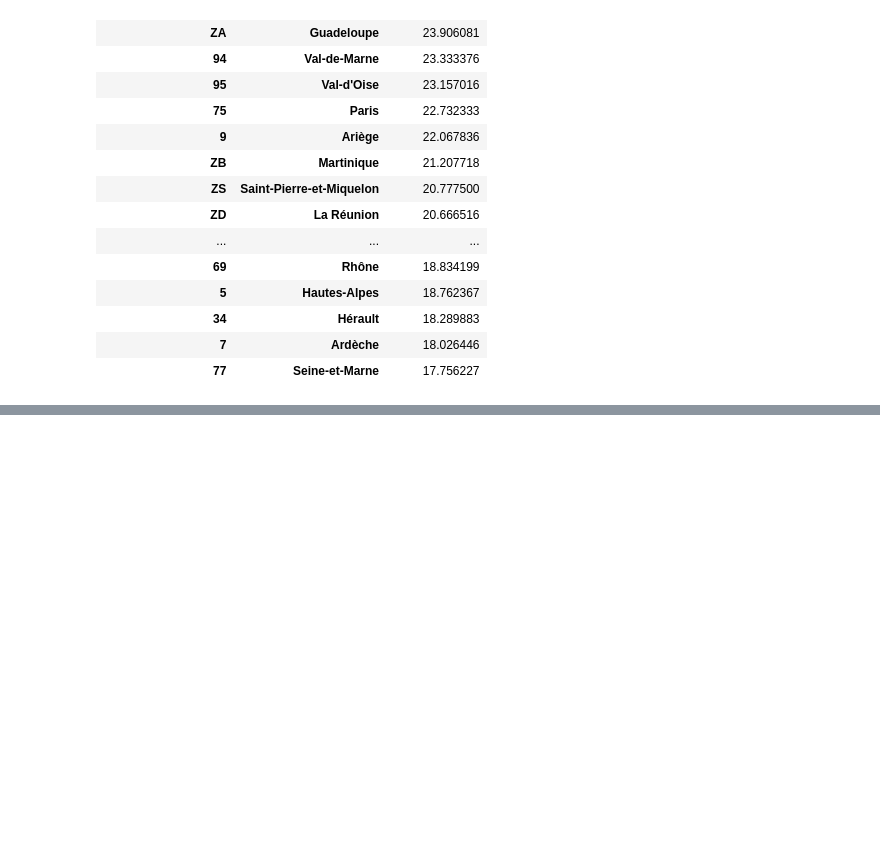
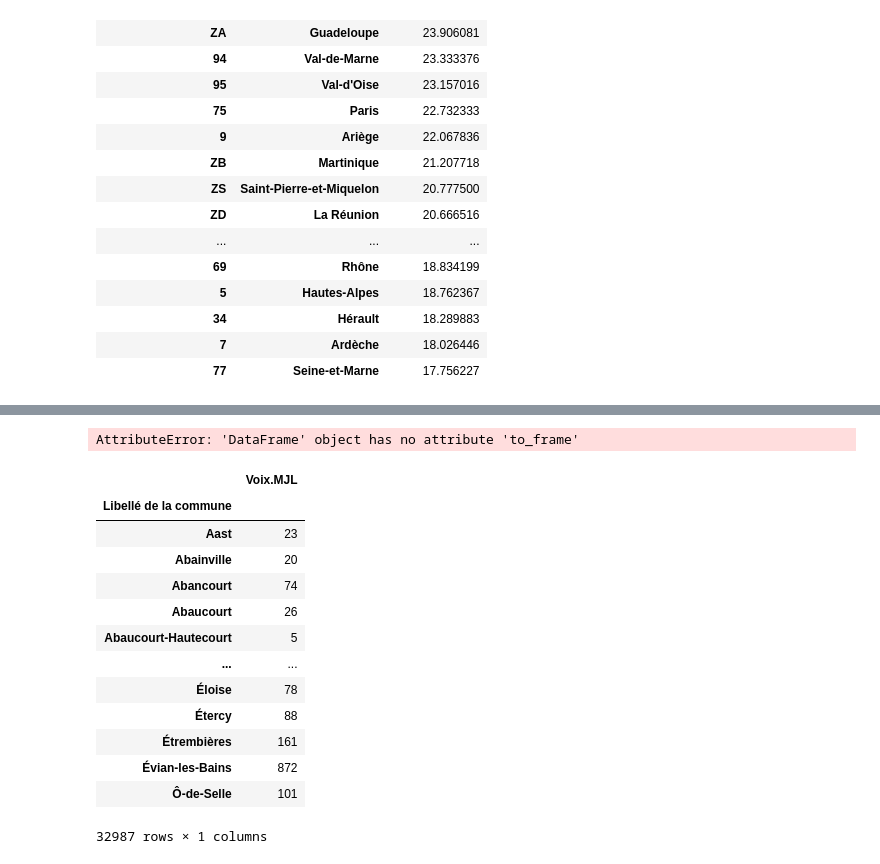
Before and after one commit to BaderEK/AnalyseDeDonnees, a Jupyter notebook: Groupe 2/Groupe 2/rendu.ipynb, the cells around one changed output, grey strips where cells are left out. Saved outputs shown, nothing was run; the diff lists cells and outputs as text; code cells hidden in the pictures; blank space fills up the shorter version.

```diff
--- a/Groupe 2/Groupe 2/rendu.ipynb
+++ b/Groupe 2/Groupe 2/rendu.ipynb
@@ -302,0 +329,39 @@ df
+# %%
+comm_prct('Voix.MJL','% Voix/Ins.MJL',1, False)
+# %% [output]
+AttributeError: 'DataFrame' object has no attribute 'to_frame'
+# %%
+def comm_prct(voix,prct):
+    tab = df[['Libellé de la commune', voix]]
+    tab1 = df[['Libellé de la commune', prct]]
+
+    frame = pd.DataFrame(tab)
+    frame1 = pd.DataFrame(tab1)
+
+    res = frame.groupby(["Libellé de la commune"]).sum()
+    res1 = frame1.groupby(["Libellé de la commune"]).mean()
+
+    df1 = pd.DataFrame(res)
+    df2 = pd.DataFrame(res1)
+
+    #total = df1.merge(df2)
+
+
+    return df1
+# %%
+comm_prct('Voix.MJL','% Voix/Ins.MJL')
+# %% [output]
+|  | Voix.MJL |
+| Libellé de la commune |  |
+| Aast | 23 |
+| Abainville | 20 |
+| Abancourt | 74 |
+| Abaucourt | 26 |
+| Abaucourt-Hautecourt | 5 |
+| ... | ... |
+| Éloise | 78 |
+| Étercy | 88 |
+| Étrembières | 161 |
+| Évian-les-Bains | 872 |
+| Ô-de-Selle | 101 |
+32987 rows × 1 columns
```
Also changed, not shown: parts of 3 cells of this notebook.
